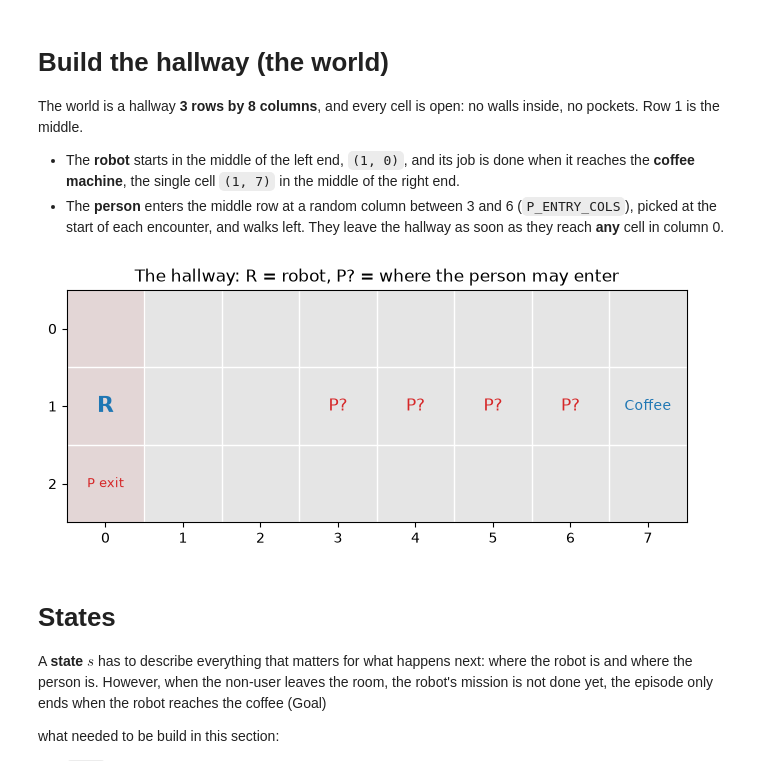
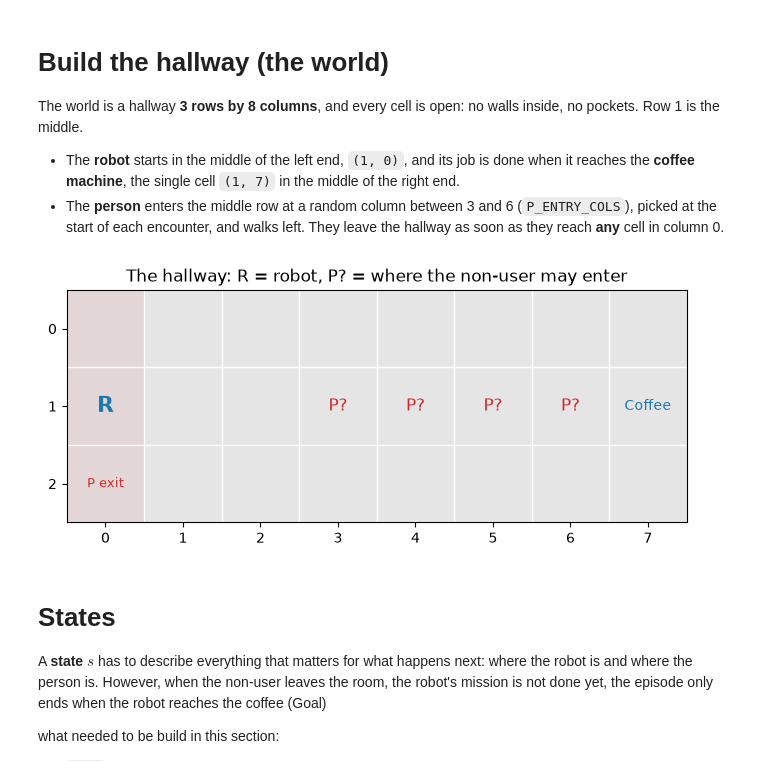
Before and after one commit to TonyZhang1102/non_user_poc, a Jupyter notebook: main.ipynb, the cells around one changed output. Saved outputs shown, nothing was run; the diff lists cells and outputs as text; code cells hidden in the pictures.

```diff
--- a/main.ipynb
+++ b/main.ipynb
@@ -26,27 +26,27 @@ P_GOAL_COL = 0
 # %%
 ## draw an empty hallway; every cell is open, so it is one light-grey block with thin lines between cells
 def draw_hallway(ax):
     ax.imshow(np.zeros((ROWS, COLS)), cmap="Greys", vmin=-0.3, vmax=1.3)
     ax.set_xticks(range(COLS))
     ax.set_yticks(range(ROWS))
     ax.set_xticks(np.arange(-0.5, COLS), minor=True)
     ax.set_yticks(np.arange(-0.5, ROWS), minor=True)
     ax.grid(which="minor", color="white", linewidth=1)
     ax.tick_params(which="minor", length=0)
     ## shade the person's exit column
     ax.axvspan(P_GOAL_COL - 0.5, P_GOAL_COL + 0.5, color="tab:red", alpha=0.08)
 
 fig, ax = plt.subplots(figsize=(8, 3.2))
 draw_hallway(ax)
 ax.text(R_START[1], R_START[0], "R", ha="center", va="center", fontsize=16, color="tab:blue", weight="bold")
 ax.text(R_GOAL[1], R_GOAL[0], "Coffee", ha="center", va="center", fontsize=10, color="tab:blue")
 for col in P_ENTRY_COLS:
     ax.text(col, P_ROW, "P?", ha="center", va="center", fontsize=12, color="tab:red")
 ax.text(P_GOAL_COL, 2, "P exit", ha="center", va="center", fontsize=9, color="tab:red")
-ax.set_title("The hallway: R = robot, P? = where the person may enter")
+ax.set_title("The hallway: R = robot, P? = where the non-user may enter")
 plt.show()
 # %% [output]
-[figure, old version]
+[figure, new version]
 # %% [markdown]
 <a id="states-actions"></a>
 # States
```
Also changed, not shown: parts of 61 cells of this notebook, 1 other file.
